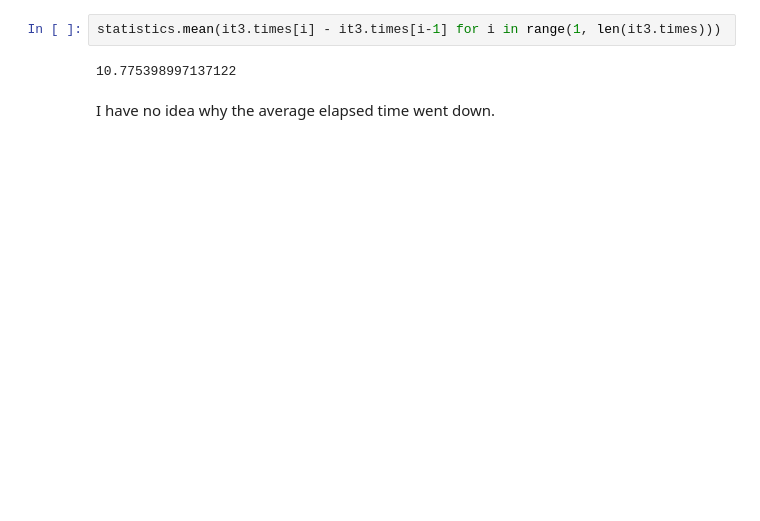
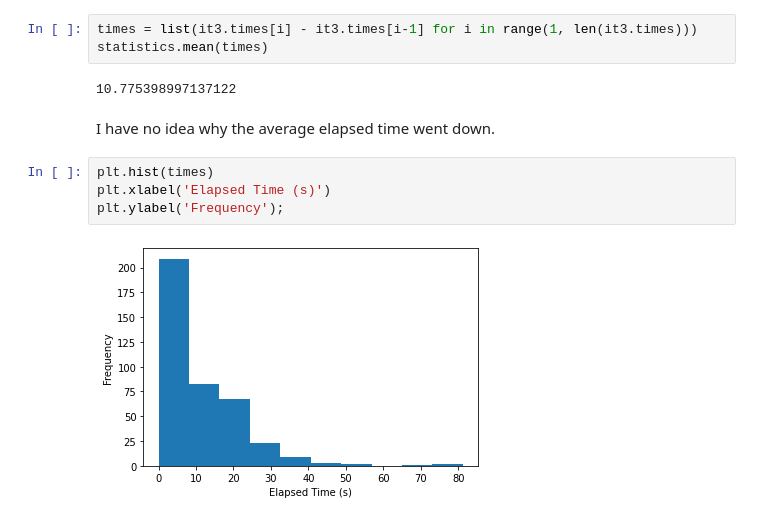
Before and after one commit to ancient-world-citation-analysis/awca-ocr, a Jupyter notebook: PreliminaryPerformanceAnalysis.ipynb, the cells around one changed output. Saved outputs shown, nothing was run; the diff lists cells and outputs as text; blank space fills up the shorter version.

```diff
--- a/PreliminaryPerformanceAnalysis.ipynb
+++ b/PreliminaryPerformanceAnalysis.ipynb
@@ -318,8 +332,15 @@ statistics.mean(
 # %% [markdown]
 The metrics make the current iteration look slightly worse, but I suspect that this is because the metrics are more honest.
 # %%
-statistics.mean(it3.times[i] - it3.times[i-1] for i in range(1, len(it3.times)))
+times = list(it3.times[i] - it3.times[i-1] for i in range(1, len(it3.times)))
+statistics.mean(times)
 # %% [output]
 10.775398997137122
 # %% [markdown]
 I have no idea why the average elapsed time went down.
+# %%
+plt.hist(times)
+plt.xlabel('Elapsed Time (s)')
+plt.ylabel('Frequency');
+# %% [output]
+[figure, added]
```
Also changed, not shown: parts of 26 cells of this notebook, 1 other file.
